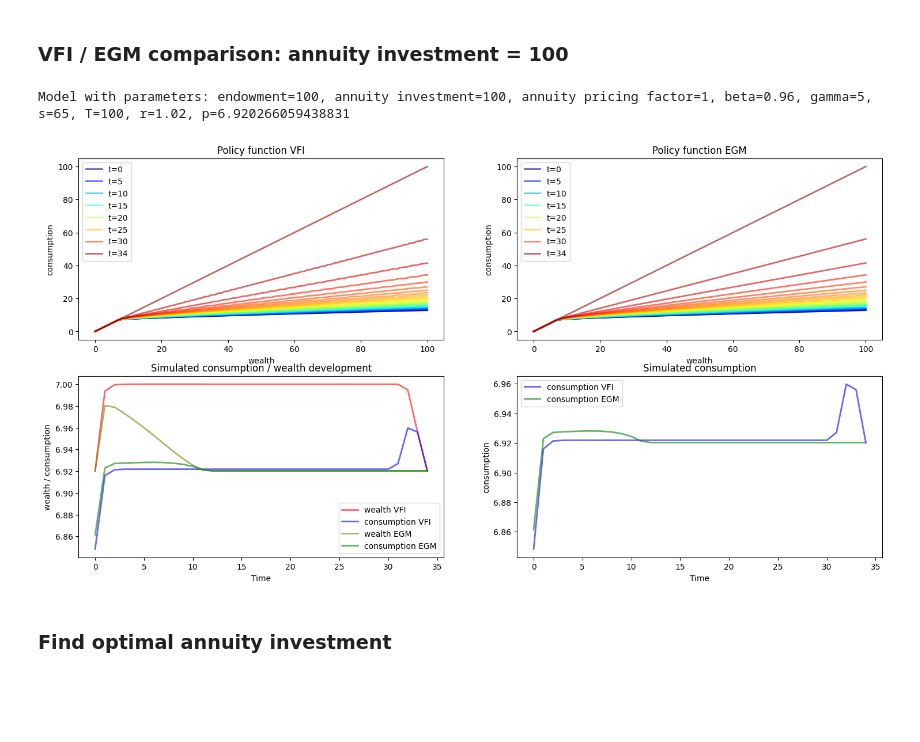
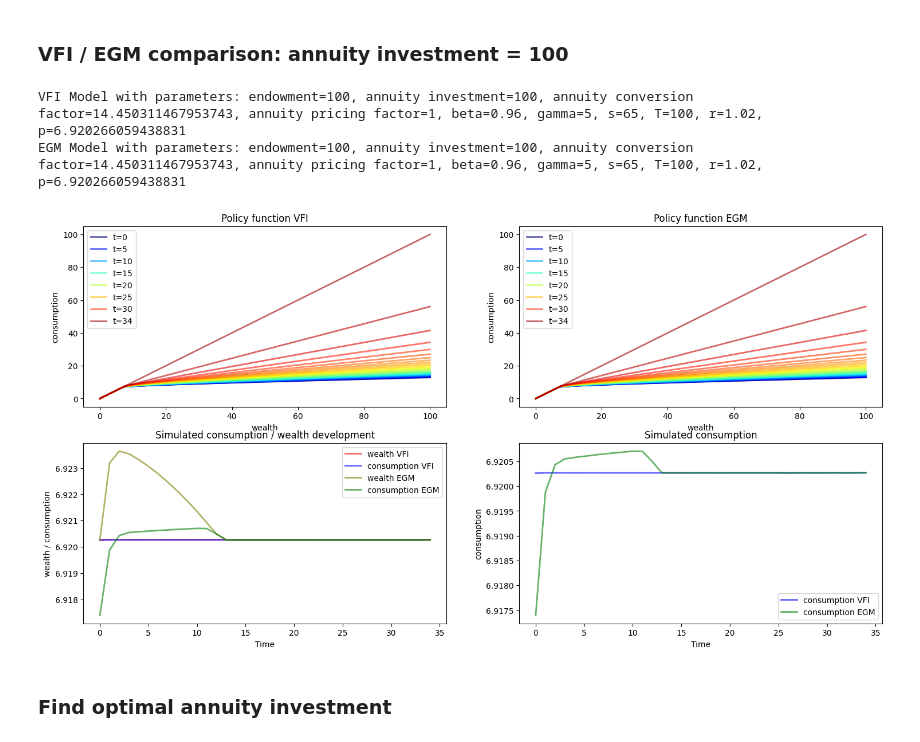
Before and after one commit to jonathan-cl/thesis, a Jupyter notebook: first_exercise/egm_and_vfi.ipynb, the cells around one changed output. Saved outputs shown, nothing was run; the diff lists cells and outputs as text; code cells hidden in the pictures; blank space fills up the shorter version.

```diff
--- a/first_exercise/egm_and_vfi.ipynb
+++ b/first_exercise/egm_and_vfi.ipynb
@@ -226,20 +232,21 @@ def plot_lifecycle(m, ax, ax_cons, w_grid, c_grid, color_w, color_c, model_ident
     ax_cons.legend()
 
 # Used for comparing results between VFI and EGM solver
-def plot_vfi_egm_comp(model, sigma_vfi, sigma_egm, w_grid_vfi, w_grid_egm, c_grid_vfi, c_grid_egm):
+def plot_vfi_egm_comp(m_vfi, m_egm, sigma_vfi, sigma_egm, w_grid_vfi, w_grid_egm, c_grid_vfi, c_grid_egm):
     fig, ((ax_sig_vfi,ax_sig_egm),(ax_wealth,ax_cons)) = plt.subplots(2,2)
-    plot_policy_function(ax_sig_vfi, sigma_vfi, model, "VFI")
-    plot_policy_function(ax_sig_egm, sigma_egm, model, "EGM")
-    plot_lifecycle(model, ax_wealth, ax_cons, w_grid_vfi, c_grid_vfi, "red", "blue", "VFI")
-    plot_lifecycle(model, ax_wealth, ax_cons, w_grid_egm, c_grid_egm, "olive", "green", "EGM")
+    plot_policy_function(ax_sig_vfi, sigma_vfi, m_vfi, "VFI")
+    plot_policy_function(ax_sig_egm, sigma_egm, m_egm, "EGM")
+    plot_lifecycle(m_vfi, ax_wealth, ax_cons, w_grid_vfi, c_grid_vfi, "red", "blue", "VFI")
+    plot_lifecycle(m_egm, ax_wealth, ax_cons, w_grid_egm, c_grid_egm, "olive", "green", "EGM")
 
-def solve_and_plot_vfi_egm_comp(m):
-    print(m)
-    sigma_vfi = solve_vfi(m)
-    sigma_egm = solve_egm(m)
-    w_grid_vfi, c_grid_vfi, v_vfi = simulate_lifecycle(sigma_vfi, m)
-    w_grid_egm, c_grid_egm, v_egm = simulate_lifecycle(sigma_egm, m)
-    plot_vfi_egm_comp(m, sigma_vfi, sigma_egm, w_grid_vfi, w_grid_egm, c_grid_vfi, c_grid_egm)
+def solve_and_plot_vfi_egm_comp(m_vfi, m_egm):
+    print(f"VFI {m_vfi}")
+    print(f"EGM {m_egm}")
+    sigma_vfi = solve_vfi(m_vfi)
+    sigma_egm = solve_egm(m_egm)
+    w_grid_vfi, c_grid_vfi, v_vfi = simulate_lifecycle(sigma_vfi, m_vfi)
+    w_grid_egm, c_grid_egm, v_egm = simulate_lifecycle(sigma_egm, m_egm)
+    plot_vfi_egm_comp(m_vfi, m_egm, sigma_vfi, sigma_egm, w_grid_vfi, w_grid_egm, c_grid_vfi, c_grid_egm)
 
 # Used for comparing results with different model parameters
 def plot_model_comp(m1, m2, sigma_1, sigma_2, w_grid_1, w_grid_2, c_grid_1, c_grid_2, identifier1, identifier2):
@@ -312,11 +321,13 @@ Model with parameters: endowment=100, annuity investment=0, annuity pricing fact
 # %% [markdown]
 ### VFI / EGM comparison: annuity investment = 100
-# %%
-m = Model(annuity_investment=100)
-solve_and_plot_vfi_egm_comp(m)
-# %% [output]
-Model with parameters: endowment=100, annuity investment=100, annuity pricing factor=1, beta=0.96, gamma=5, s=65, T=100, r=1.02, p=6.920266059438831
-[figure, removed]
+# %%
+m_vfi = Model(grid_size=1000, annuity_investment=100)
+m_egm = Model(grid_size=1000, annuity_investment=100)
+solve_and_plot_vfi_egm_comp(m_vfi, m_egm)
+# %% [output]
+VFI Model with parameters: endowment=100, annuity investment=100, annuity conversion factor=14.450311467953743, annuity pricing factor=1, beta=0.96, gamma=5, s=65, T=100, r=1.02, p=6.920266059438831
+EGM Model with parameters: endowment=100, annuity investment=100, annuity conversion factor=14.450311467953743, annuity pricing factor=1, beta=0.96, gamma=5, s=65, T=100, r=1.02, p=6.920266059438831
+[figure, added]
 # %% [markdown]
 ### Find optimal annuity investment
 # %%
```
Also changed, not shown: parts of 9 cells of this notebook.
